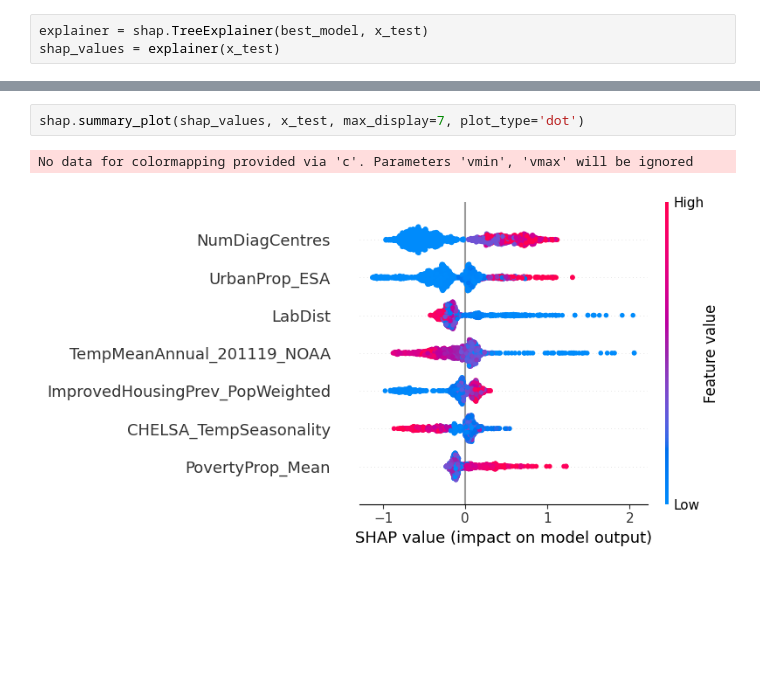
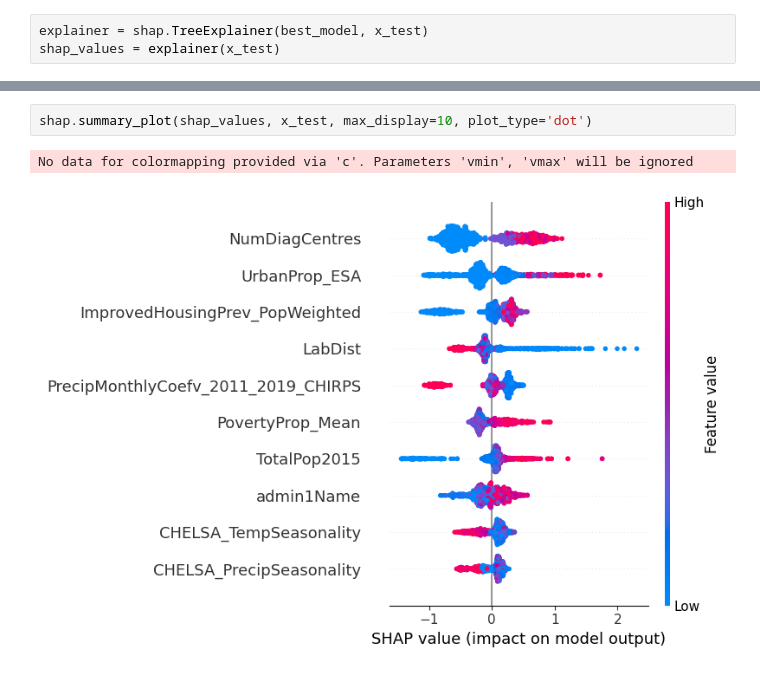
Before and after one commit to DQ4781/LF-ShapAnalysis, a Jupyter notebook: notebooks/xgb.ipynb, the cells around one changed output, grey strips where cells are left out. Cells and saved outputs as stored; diff of their text form; blank space fills up the shorter version.

```diff
--- a/notebooks/xgb.ipynb
+++ b/notebooks/xgb.ipynb
@@ -298,5 +255,5 @@ shap.summary_plot(shap_values, x_test, plot_type='bar')
 # %%
-shap.summary_plot(shap_values, x_test, max_display=7, plot_type='dot')
+shap.summary_plot(shap_values, x_test, max_display=10, plot_type='dot')
 # %% [output]
 No data for colormapping provided via 'c'. Parameters 'vmin', 'vmax' will be ignored
-[figure, old version]
+[figure, new version]
```
Also changed, not shown: parts of 13 cells of this notebook.
